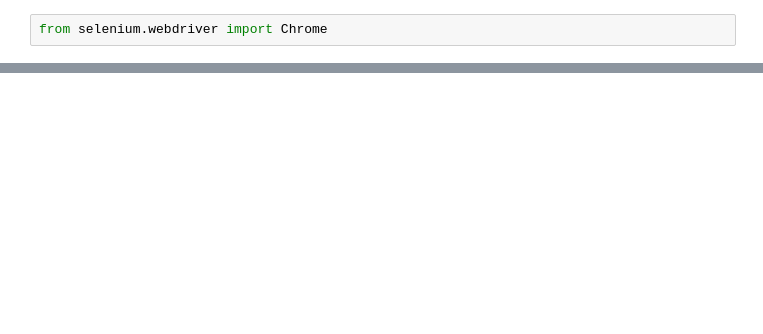
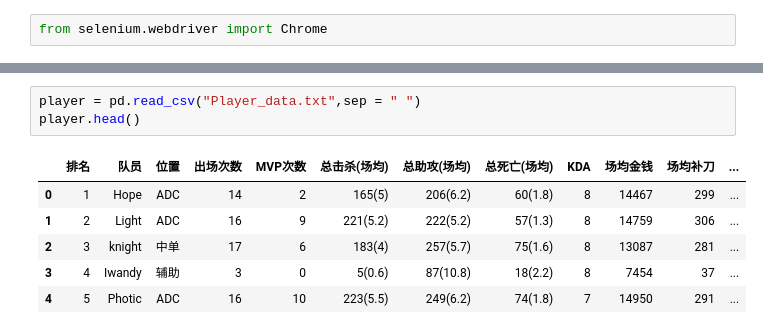
Before and after one commit to chenqili2020/LPL_Data, a Jupyter notebook: DataDownloader.ipynb, the cells around one changed output, grey strips where cells are left out. Drawn from its saved outputs; the diff is of its cells as text; blank space fills up the shorter version.

```diff
--- a/DataDownloader.ipynb
+++ b/DataDownloader.ipynb
@@ -99,0 +179,10 @@ write_file("Champion_data.txt",rows)
+# %%
+player = pd.read_csv("Player_data.txt",sep = " ")
+player.head()
+# %% [output]
+|  | 排名 | 队员 | 位置 | 出场次数 | MVP次数 | 总击杀(场均) | 总助攻(场均) | 总死亡(场均) | KDA | 场均金钱 | 场均补刀 | ... |
+| 0 | 1 | Hope | ADC | 14 | 2 | 165(5) | 206(6.2) | 60(1.8) | 8 | 14467 | 299 | ... |
+| 1 | 2 | Light | ADC | 16 | 9 | 221(5.2) | 222(5.2) | 57(1.3) | 8 | 14759 | 306 | ... |
+| 2 | 3 | knight | 中单 | 17 | 6 | 183(4) | 257(5.7) | 75(1.6) | 8 | 13087 | 281 | ... |
+| 3 | 4 | Iwandy | 辅助 | 3 | 0 | 5(0.6) | 87(10.8) | 18(2.2) | 8 | 7454 | 37 | ... |
+| 4 | 5 | Photic | ADC | 16 | 10 | 223(5.5) | 249(6.2) | 74(1.8) | 7 | 14950 | 291 | ... |
```
Also changed, not shown: parts of 12 cells of this notebook, 6 other files.
